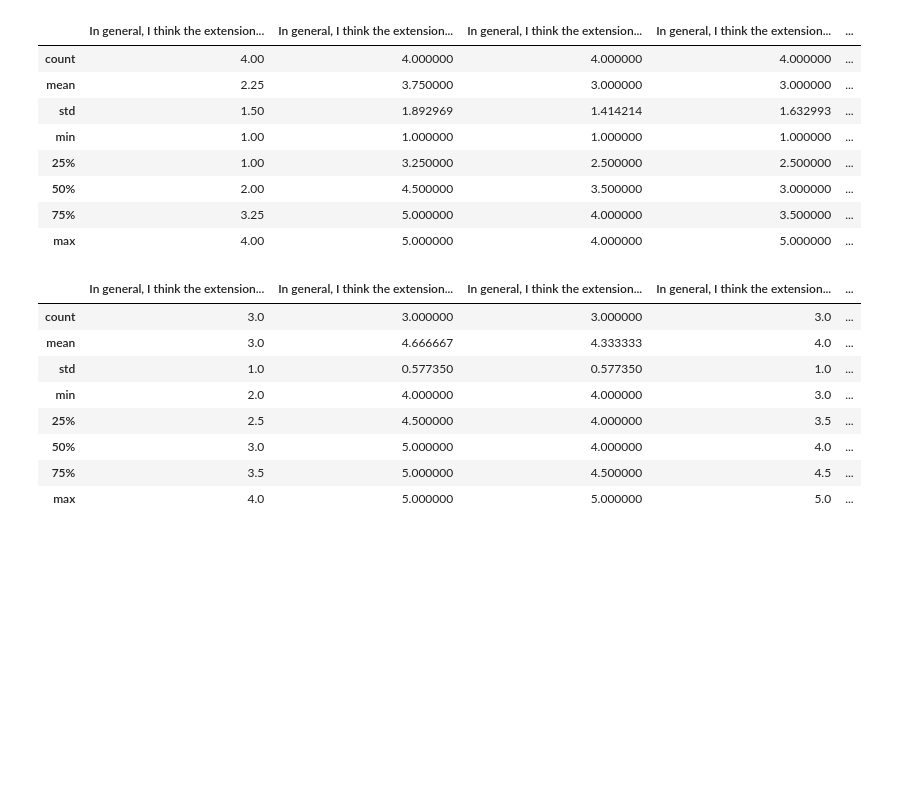
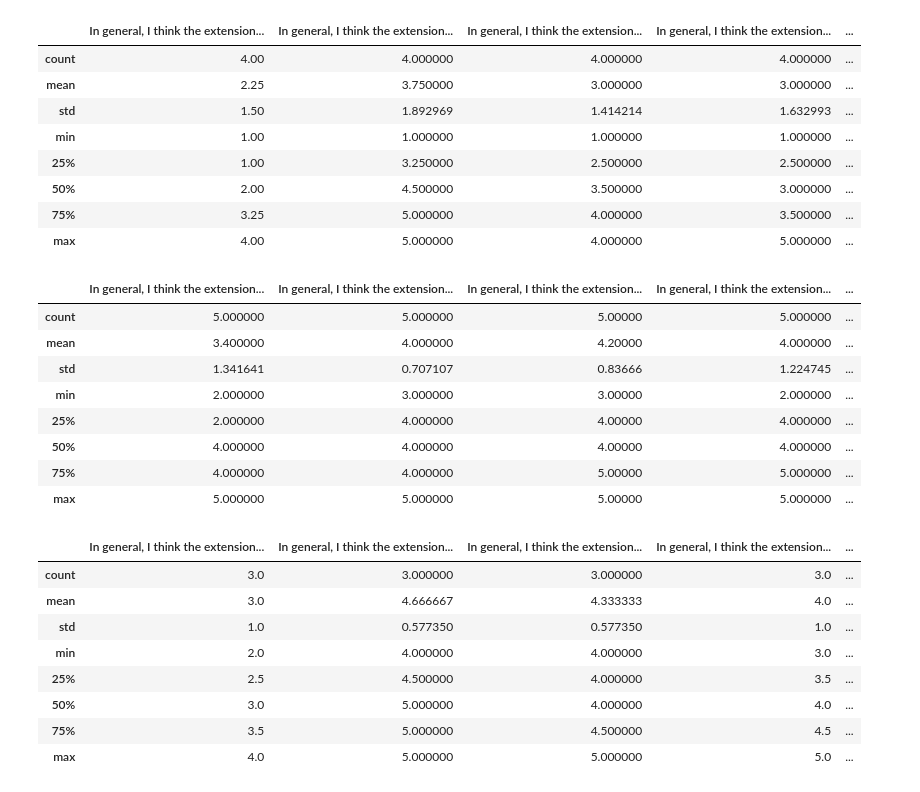
Before and after one commit to RaffaelCH/GrandFileNavigator, a Jupyter notebook: analysis/questionnaire_analysis.ipynb, the cells around one changed output. Drawn from its saved outputs; the diff is of its cells as text; code cells hidden in the pictures; blank space fills up the shorter version.

```diff
--- a/analysis/questionnaire_analysis.ipynb
+++ b/analysis/questionnaire_analysis.ipynb
@@ -134,6 +134,19 @@ overall_java_experienced.describe()
 | 50% | 2.00 | 4.500000 | 3.500000 | 3.000000 | ... |
 | 75% | 3.25 | 5.000000 | 4.000000 | 3.500000 | ... |
 | max | 4.00 | 5.000000 | 4.000000 | 5.000000 | ... |
+# %%
+overall_java_not_experienced = overall_data[overall_data.apply(lambda row: row["ID"] not in high_java_experience_participant_ids, axis=1)]
+overall_java_not_experienced.describe()
+# %% [output]
+|  | In general, I think the extension... | In general, I think the extension... | In general, I think the extension... | In general, I think the extension... | ... |
+| count | 5.000000 | 5.000000 | 5.00000 | 5.000000 | ... |
+| mean | 3.400000 | 4.000000 | 4.20000 | 4.000000 | ... |
+| std | 1.341641 | 0.707107 | 0.83666 | 1.224745 | ... |
+| min | 2.000000 | 3.000000 | 3.00000 | 2.000000 | ... |
+| 25% | 2.000000 | 4.000000 | 4.00000 | 4.000000 | ... |
+| 50% | 4.000000 | 4.000000 | 4.00000 | 4.000000 | ... |
+| 75% | 4.000000 | 4.000000 | 5.00000 | 5.000000 | ... |
+| max | 5.000000 | 5.000000 | 5.00000 | 5.000000 | ... |
 # %%
 overall_vscode_experienced = overall_data[overall_data.apply(lambda row: row["ID"] in high_vscode_experience_participant_ids, axis=1)]
 overall_vscode_experienced.describe()
```
Also changed, not shown: parts of 1 cell of this notebook.
